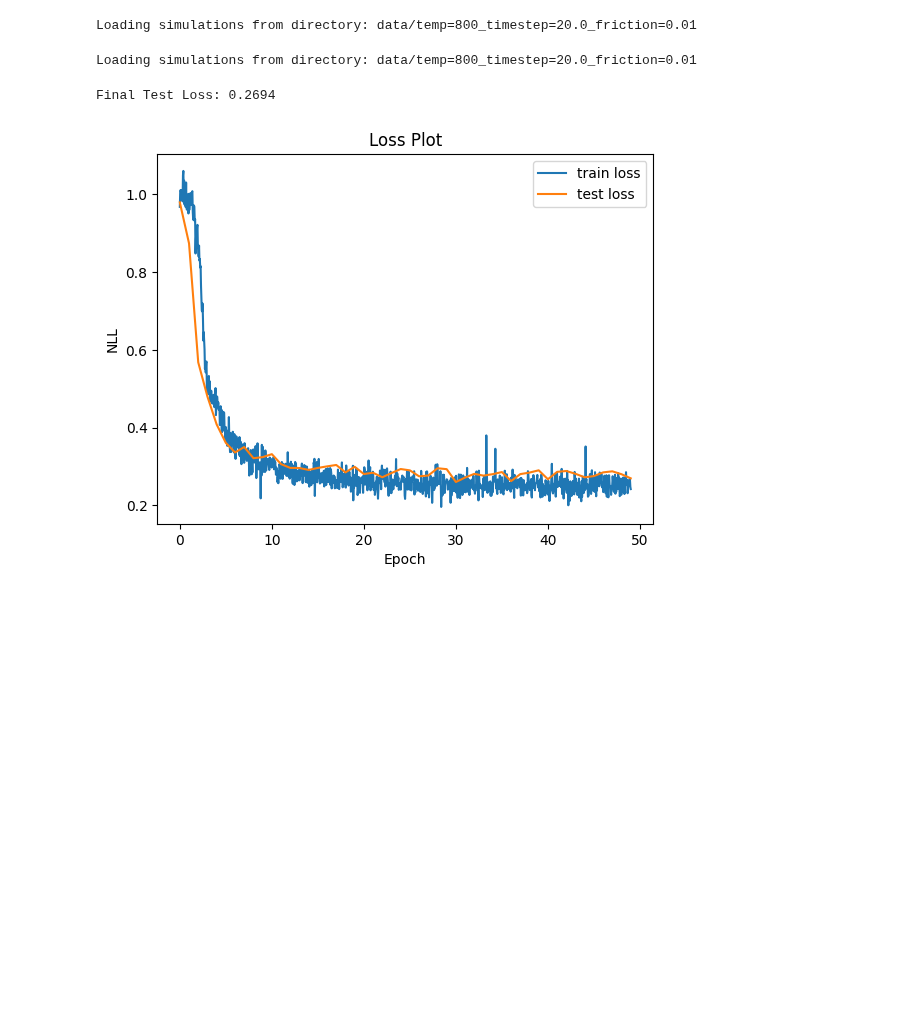
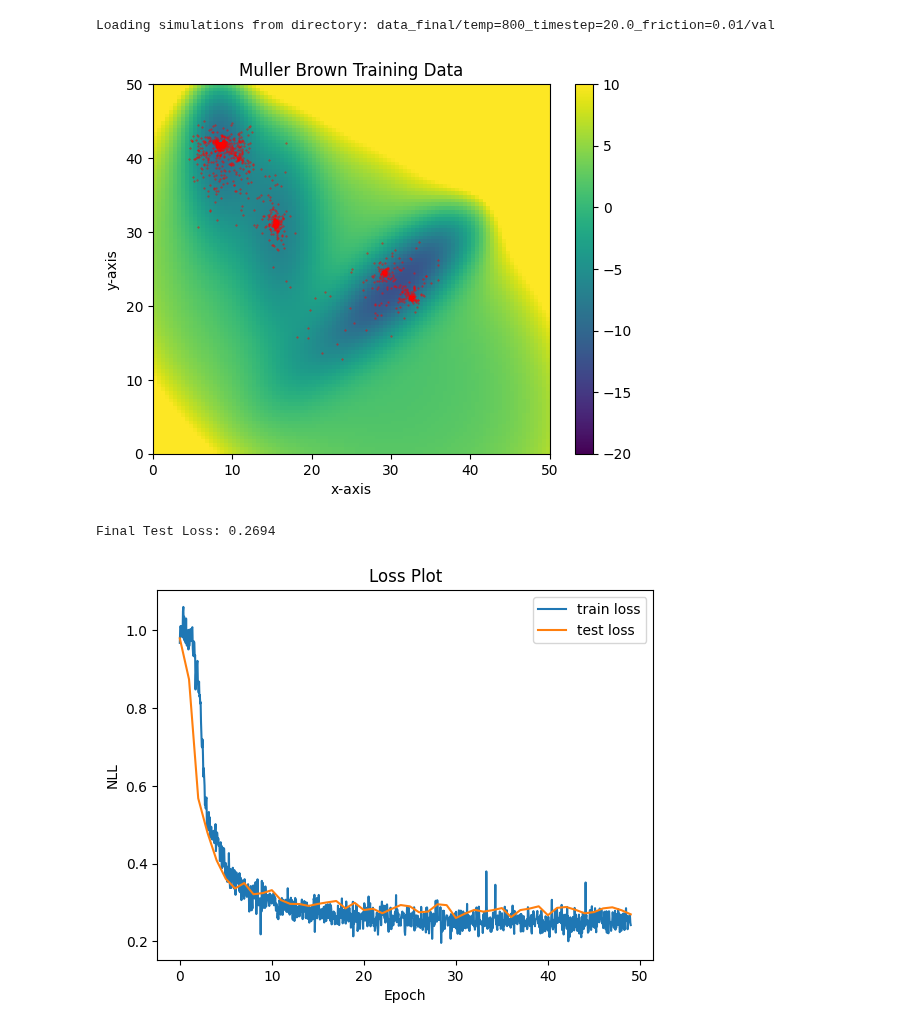
Before and after one commit to michael-psenka/OM-TPS, a Jupyter notebook: train_diffusion_mb.ipynb, the cells around one changed output. Cells and saved outputs as stored; diff of their text form; code cells hidden in the pictures; blank space fills up the shorter version.

```diff
--- a/train_diffusion_mb.ipynb
+++ b/train_diffusion_mb.ipynb
@@ -19,7 +19,7 @@ def get_numpy(tensor):
 
 # Plotting
 def visualize_mb_data(dataset):
-    mb_dataloader = torch.utils.data.DataLoader(dataset, batch_size=64, shuffle=True)
+    mb_dataloader = torch.utils.data.DataLoader(dataset, batch_size=4096, shuffle=True)
 
     num_points = 100
     x_values = torch.linspace(calculator.Lx, calculator.Hx , num_points)
@@ -34,7 +34,7 @@ def visualize_mb_data(dataset):
     plt.colorbar(colorbar)
 
     # also plot batch from dataloader
-    for i, batch in enumerate(mb_dataloader):
+    for i, batch in tqdm(enumerate(mb_dataloader)):
         ax.scatter(batch[:, 1], batch[:, 0], color='red', s=0.1)
 
     ax.set_xlim([calculator.Lx, calculator.Hx])
@@ -97,11 +97,14 @@ from mb_calculator import MullerBrownPotential
 
 calculator = MullerBrownPotential(device = "cpu")
 
-train_dataset = MBDataset(preload_sim_dir="data/temp=800_timestep=20.0_friction=0.01", train = True)
-test_dataset = MBDataset(preload_sim_dir="data/temp=800_timestep=20.0_friction=0.01", train = False)
+# train_dataset = MBDataset(preload_sim_dir="data_final/temp=800_timestep=20.0_friction=0.01/train")
+test_dataset = MBDataset(preload_sim_dir="data_final/temp=800_timestep=20.0_friction=0.01/val")
 # %% [output]
-Loading simulations from directory: data/temp=800_timestep=20.0_friction=0.01
+Loading simulations from directory: data_final/temp=800_timestep=20.0_friction=0.01/val
-Loading simulations from directory: data/temp=800_timestep=20.0_friction=0.01
+# %%
+visualize_mb_data(test_dataset)
+# %% [output]
+[figure, added]
 # %%
 def linear_warmup_cosine_decay_lr_scheduler(optimizer, warmup_steps, total_steps, lr_min=0.0, lr_max=1.0):
     """
```
Also changed, not shown: 3 other files.
